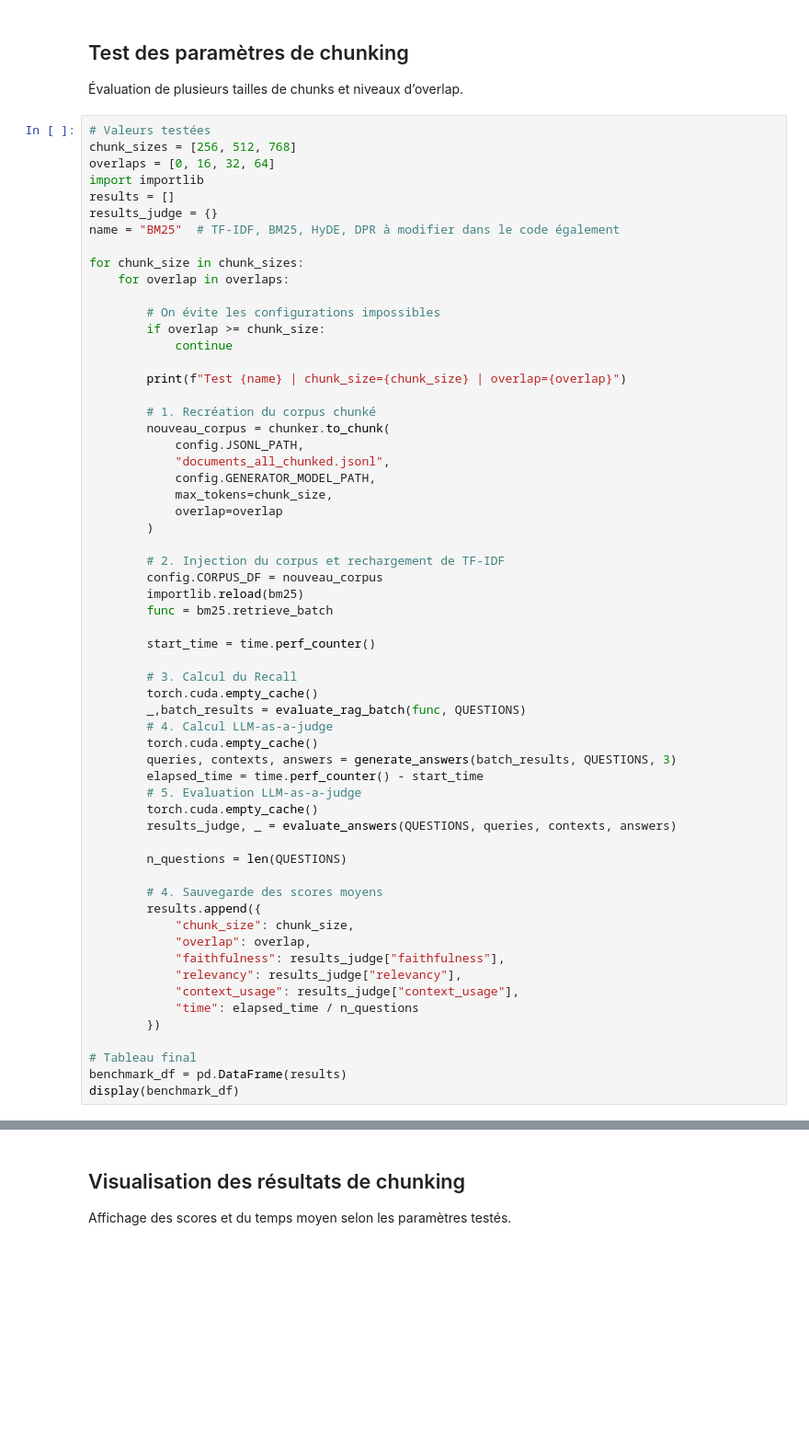
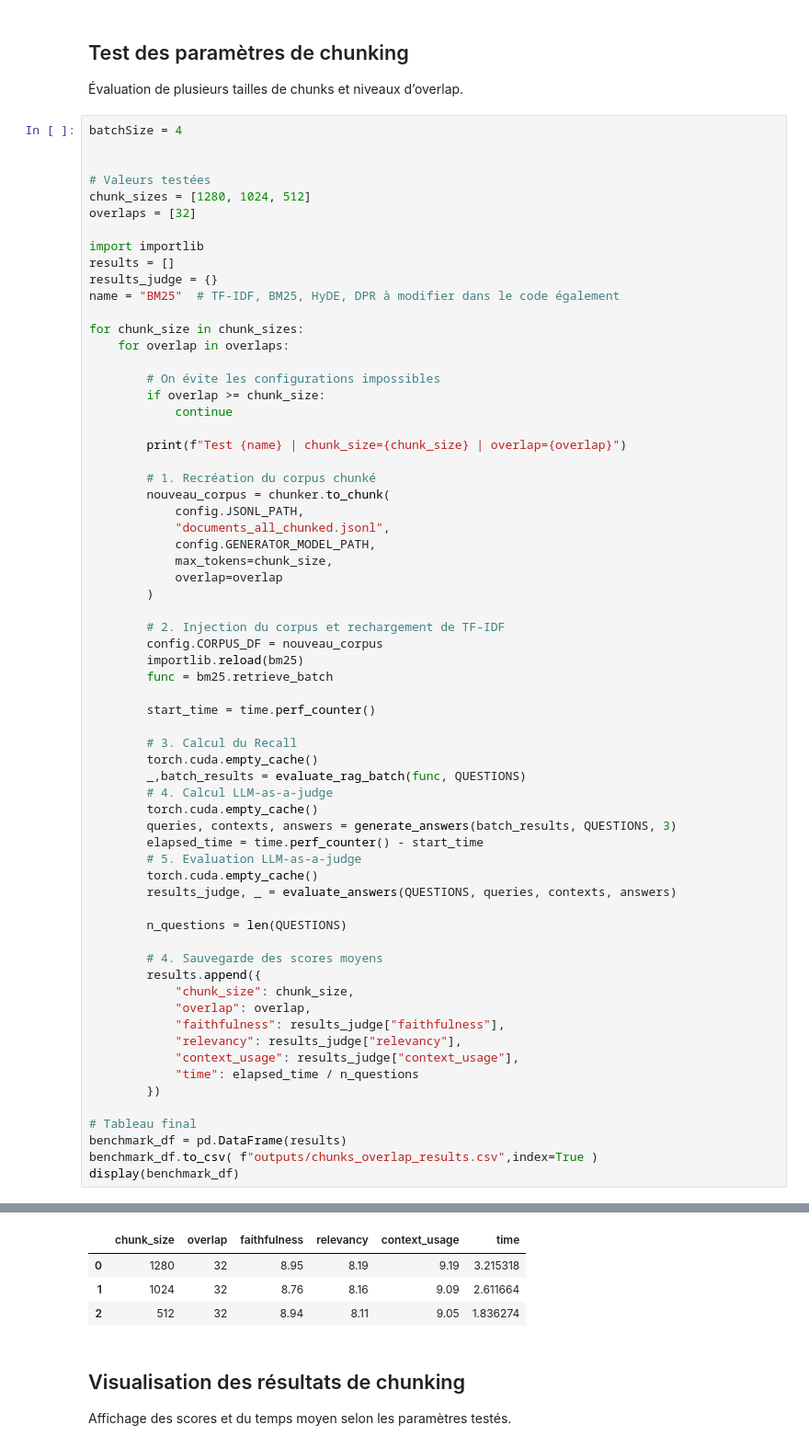
Before and after one commit to StuartGP-dev/TER-RAG, a Jupyter notebook: benchmarks.ipynb, the cells around one changed output, grey strips where cells are left out. Shown at 92% size. Saved outputs shown, nothing was run; the diff lists cells and outputs as text; blank space fills up the shorter version.

```diff
--- a/benchmarks.ipynb
+++ b/benchmarks.ipynb
@@ -614,9 +658,13 @@ KeyError: 'doc'
 
 Évaluation de plusieurs tailles de chunks et niveaux d’overlap.
 # %%
+batchSize = 4
+
+
 # Valeurs testées
-chunk_sizes = [256, 512, 768]
-overlaps = [0, 16, 32, 64]
+chunk_sizes = [1280, 1024, 512]
+overlaps = [32]
+
 import importlib
 results = []
 results_judge = {}
@@ -672,5 +720,6 @@ for chunk_size in chunk_sizes:
 
 # Tableau final
 benchmark_df = pd.DataFrame(results)
+benchmark_df.to_csv( f"outputs/chunks_overlap_results.csv",index=True )
 display(benchmark_df)
 # %% [output]
@@ -680,3 +732,7 @@ NameError: name 'dataset' is not defined
+|  | chunk_size | overlap | faithfulness | relevancy | context_usage | time |
+| 0 | 1280 | 32 | 8.95 | 8.19 | 9.19 | 3.215318 |
+| 1 | 1024 | 32 | 8.76 | 8.16 | 9.09 | 2.611664 |
+| 2 | 512 | 32 | 8.94 | 8.11 | 9.05 | 1.836274 |
 # %% [markdown]
 ## Visualisation des résultats de chunking
 
```
Also changed, not shown: parts of 7 cells of this notebook, 23 other files.
